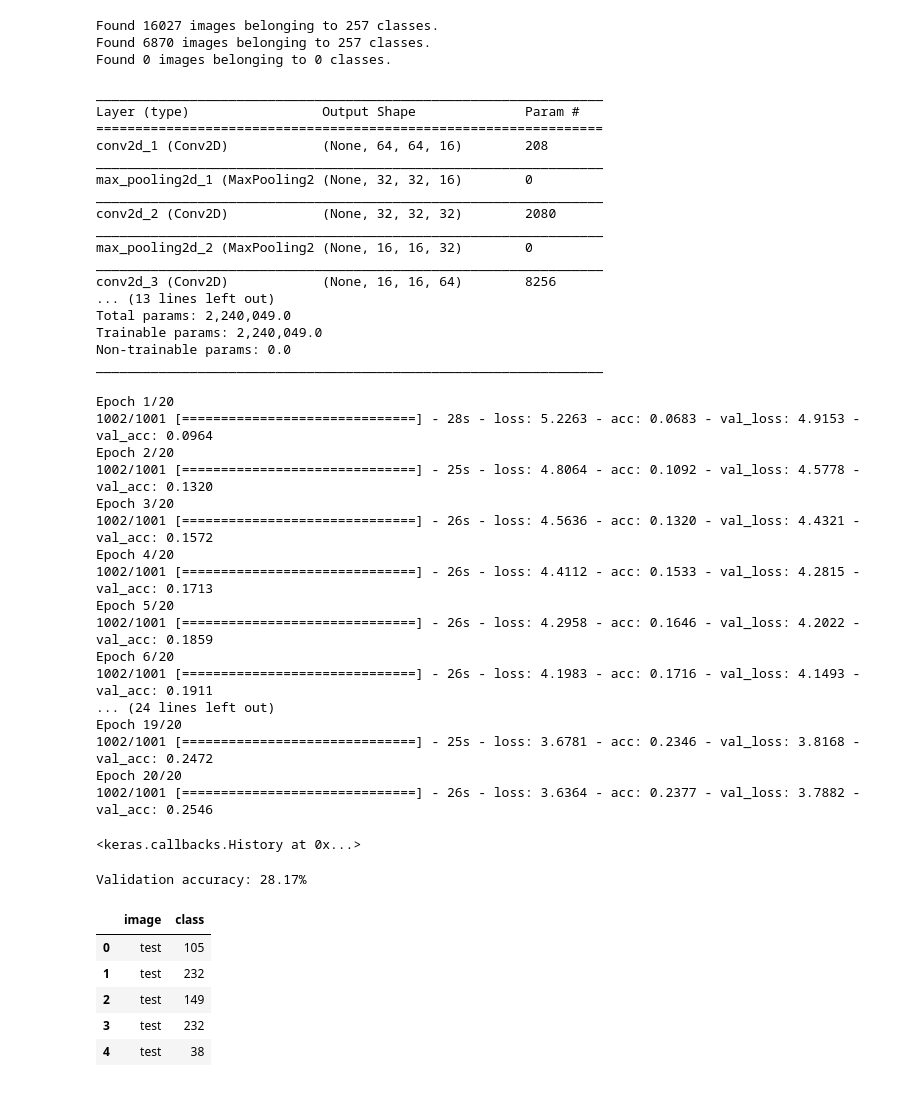
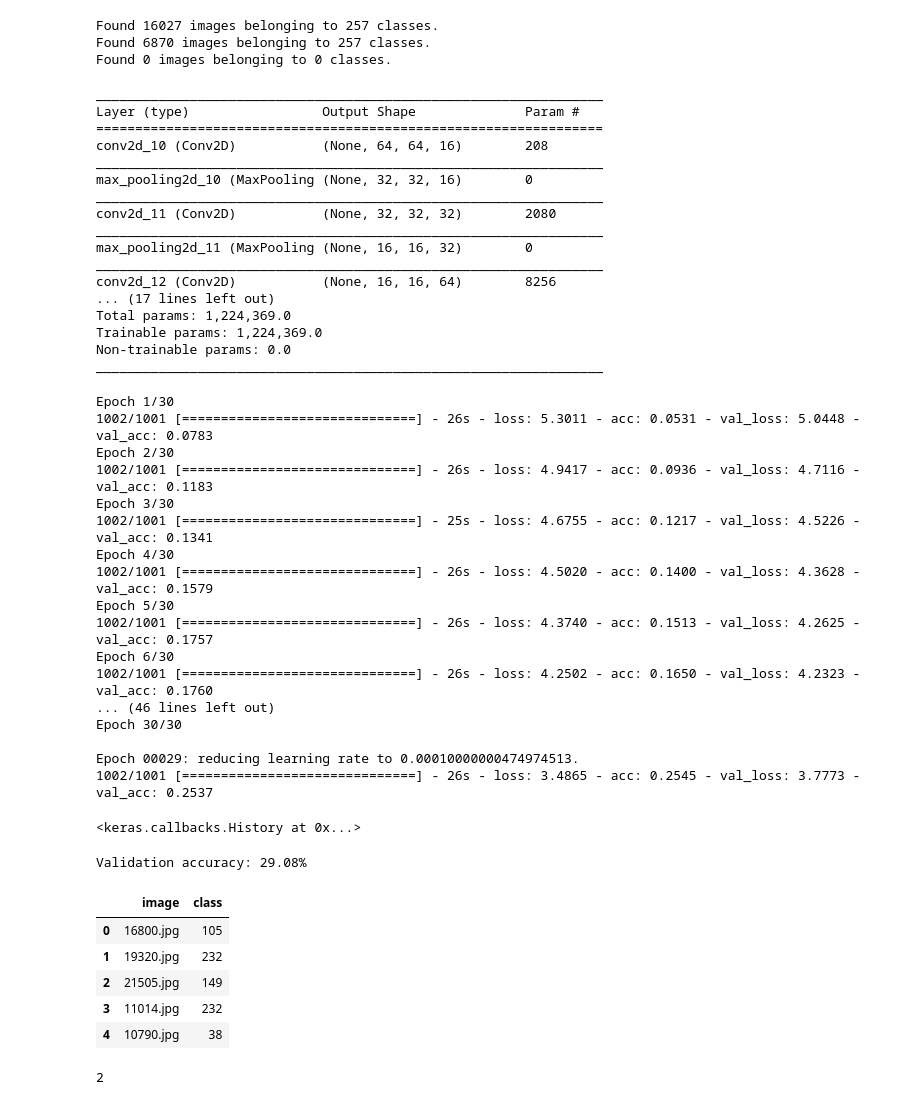
Before and after one commit to Blindshooter/caltech_udsc, a Jupyter notebook: keras_augmentation.ipynb, the cells around one changed output. Drawn from its saved outputs; the diff is of its cells as text; code cells hidden in the pictures.

```diff
--- a/keras_augmentation.ipynb
+++ b/keras_augmentation.ipynb
@@ -148,8 +148,8 @@ model.add(Conv2D(filters=32, kernel_size=2, padding='same', activation='relu'))
 model.add(MaxPooling2D(pool_size=2))
 model.add(Conv2D(filters=64, kernel_size=2, padding='same', activation='relu'))
 model.add(MaxPooling2D(pool_size=2))
-#model.add(Conv2D(filters=128, kernel_size=3, padding='same', activation='relu'))
-#model.add(MaxPooling2D(pool_size=2))
+model.add(Conv2D(filters=128, kernel_size=2, padding='same', activation='relu'))
+model.add(MaxPooling2D(pool_size=2))
 #model.add(Conv2D(filters=256, kernel_size=3, padding='same', activation='relu'))
 #model.add(MaxPooling2D(pool_size=2))
 #model.add(Conv2D(filters=512, kernel_size=3, padding='same', activation='relu'))
@@ -165,18 +165,18 @@ model.summary()
 _________________________________________________________________
 Layer (type)                 Output Shape              Param #
 =================================================================
-conv2d_1 (Conv2D)            (None, 64, 64, 16)        208
+conv2d_10 (Conv2D)           (None, 64, 64, 16)        208
 _________________________________________________________________
-max_pooling2d_1 (MaxPooling2 (None, 32, 32, 16)        0
+max_pooling2d_10 (MaxPooling (None, 32, 32, 16)        0
 _________________________________________________________________
-conv2d_2 (Conv2D)            (None, 32, 32, 32)        2080
+conv2d_11 (Conv2D)           (None, 32, 32, 32)        2080
 _________________________________________________________________
-max_pooling2d_2 (MaxPooling2 (None, 16, 16, 32)        0
+max_pooling2d_11 (MaxPooling (None, 16, 16, 32)        0
 _________________________________________________________________
-conv2d_3 (Conv2D)            (None, 16, 16, 64)        8256
-... (13 lines left out)
-Total params: 2,240,049.0
-Trainable params: 2,240,049.0
+conv2d_12 (Conv2D)           (None, 16, 16, 64)        8256
+... (17 lines left out)
+Total params: 1,224,369.0
+Trainable params: 1,224,369.0
 Non-trainable params: 0.0
 _________________________________________________________________
 # %%
@@ -184,9 +184,9 @@ model.compile(optimizer='adam', loss='categorical_crossentropy', metrics=['accur
 # %%
 from keras.callbacks import ModelCheckpoint, ReduceLROnPlateau, EarlyStopping
 
-epochs = 20
+epochs = 30
 
-checkpointer = [ModelCheckpoint(filepath='saved_models/weights.best.keras_aug1.hdf5',
+checkpointer = [ModelCheckpoint(filepath='saved_models/weights.best.keras_aug2.hdf5',
                                verbose=1, save_best_only=True),
                ReduceLROnPlateau(verbose=1, patience=3, factor = 0.1),
                EarlyStopping(verbose=1, patience=5, monitor='val_loss')]
@@ -202,48 +202,48 @@ model.fit_generator(
         validation_data=validation_generator,
         validation_steps=len(valid_data) / batch_size, callbacks=checkpointer, verbose=1)
 # %% [output]
-Epoch 1/20
-1002/1001 [==============================] - 28s - loss: 5.2263 - acc: 0.0683 - val_loss: 4.9153 - val_acc: 0.0964
-Epoch 2/20
-1002/1001 [==============================] - 25s - loss: 4.8064 - acc: 0.1092 - val_loss: 4.5778 - val_acc: 0.1320
-Epoch 3/20
-1002/1001 [==============================] - 26s - loss: 4.5636 - acc: 0.1320 - val_loss: 4.4321 - val_acc: 0.1572
-Epoch 4/20
-1002/1001 [==============================] - 26s - loss: 4.4112 - acc: 0.1533 - val_loss: 4.2815 - val_acc: 0.1713
-Epoch 5/20
-1002/1001 [==============================] - 26s - loss: 4.2958 - acc: 0.1646 - val_loss: 4.2022 - val_acc: 0.1859
-Epoch 6/20
-1002/1001 [==============================] - 26s - loss: 4.1983 - acc: 0.1716 - val_loss: 4.1493 - val_acc: 0.1911
-... (24 lines left out)
-Epoch 19/20
-1002/1001 [==============================] - 25s - loss: 3.6781 - acc: 0.2346 - val_loss: 3.8168 - val_acc: 0.2472
-Epoch 20/20
-1002/1001 [==============================] - 26s - loss: 3.6364 - acc: 0.2377 - val_loss: 3.7882 - val_acc: 0.2546
+Epoch 1/30
+1002/1001 [==============================] - 26s - loss: 5.3011 - acc: 0.0531 - val_loss: 5.0448 - val_acc: 0.0783
+Epoch 2/30
+1002/1001 [==============================] - 26s - loss: 4.9417 - acc: 0.0936 - val_loss: 4.7116 - val_acc: 0.1183
+Epoch 3/30
+1002/1001 [==============================] - 25s - loss: 4.6755 - acc: 0.1217 - val_loss: 4.5226 - val_acc: 0.1341
+Epoch 4/30
+1002/1001 [==============================] - 26s - loss: 4.5020 - acc: 0.1400 - val_loss: 4.3628 - val_acc: 0.1579
+Epoch 5/30
+1002/1001 [==============================] - 26s - loss: 4.3740 - acc: 0.1513 - val_loss: 4.2625 - val_acc: 0.1757
+Epoch 6/30
+1002/1001 [==============================] - 26s - loss: 4.2502 - acc: 0.1650 - val_loss: 4.2323 - val_acc: 0.1760
+... (46 lines left out)
+Epoch 30/30
+
+Epoch 00029: reducing learning rate to 0.00010000000474974513.
+1002/1001 [==============================] - 26s - loss: 3.4865 - acc: 0.2545 - val_loss: 3.7773 - val_acc: 0.2537
 <keras.callbacks.History at 0x...>
 # %%
-model.load_weights('saved_models/weights.best.keras_aug1.hdf5')
+model.load_weights('saved_models/weights.best.keras_aug2.hdf5')
 predictions = [np.argmax(model.predict(np.expand_dims(feature, axis=0))) for feature in valid_data]
 # get val accuracy
 val_accuracy = 100*np.sum(np.array(predictions)==np.argmax(y_val, axis=1))/len(predictions)
 print('Validation accuracy: %.2f%%' % val_accuracy)
 # %% [output]
-Validation accuracy: 28.17%
+Validation accuracy: 29.08%
 # %%
 predictions_test = [1+np.argmax(model.predict(np.expand_dims(feature, axis=0))) for feature in test_data]
 # %%
-image = [item.split('/')[1] for item in test_files]
+image = [item.split('/')[2] for item in test_files]
 submission = pd.DataFrame(
     {'image': image,
      'class': predictions_test
     })
 submission = submission[['image','class']]
 submission.head()
 # %% [output]
 |  | image | class |
-| 0 | test | 105 |
-| 1 | test | 232 |
-| 2 | test | 149 |
-| 3 | test | 232 |
-| 4 | test | 38 |
+| 0 | 16800.jpg | 105 |
+| 1 | 19320.jpg | 232 |
+| 2 | 21505.jpg | 149 |
+| 3 | 11014.jpg | 232 |
+| 4 | 10790.jpg | 38 |
 # %%
 submission.to_csv('keras_aug.csv', index = False)
@@ -249,0 +253,4 @@ submission.to_csv('keras_aug.csv', index = False)
+# %%
+1+1
+# %% [output]
+2
```
Also changed, not shown: parts of 1 cell of this notebook, 2 other files.
